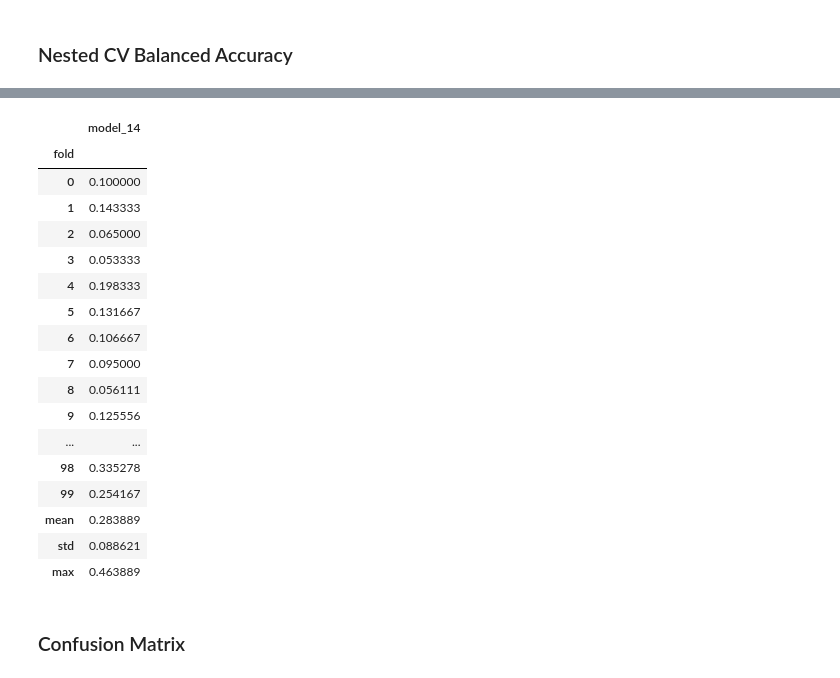
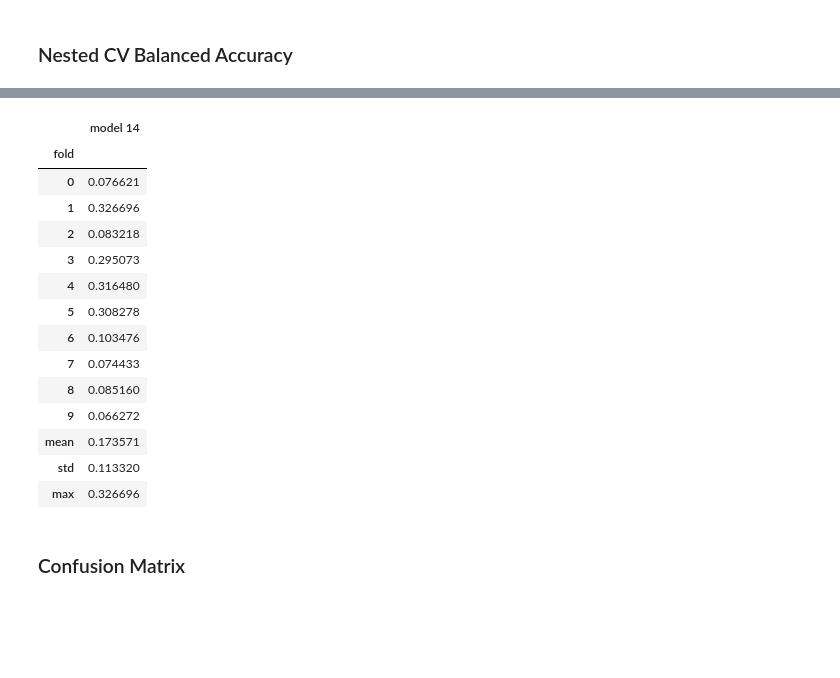
Before and after one commit to prestondunton/marvel-dialogue-nlp, a Jupyter notebook: One vs. Rest Models.ipynb, the cells around one changed output, grey strips where cells are left out. Saved outputs shown, nothing was run; the diff lists cells and outputs as text; code cells hidden in the pictures; blank space fills up the shorter version.

```diff
--- a/One vs. Rest Models.ipynb
+++ b/One vs. Rest Models.ipynb
@@ -94,5 +102,5 @@ X[0:10], y[0:10]
 # %%
-cross_validator = StratifiedKFold(n_splits=100, random_state=RANDOM_SEED, shuffle=True)
+cross_validator = StratifiedKFold(n_splits=10, random_state=RANDOM_SEED, shuffle=True)
 score_method = "balanced_accuracy"
 # %%
 class OVR_Model(BaseEstimator):
@@ -183,7 +185,11 @@ model_14 = OVR_Model(base_model)
+# %%
+base_model = load("./front_end/production_model.joblib")
+
+model14 = OVR_Model(base_model)
 # %% [markdown]
 ### Nested CV Balanced Accuracy
 # %%
-models = {"model_14": model_14}
+models = {"model 14": model14}
 
 cv_score_table = pd.DataFrame()
 
@@ -205,21 +212,18 @@ cv_score_table
-|  | model_14 |
+|  | model 14 |
 | fold |  |
-| 0 | 0.100000 |
-| 1 | 0.143333 |
-| 2 | 0.065000 |
-| 3 | 0.053333 |
-| 4 | 0.198333 |
-| 5 | 0.131667 |
-| 6 | 0.106667 |
-| 7 | 0.095000 |
-| 8 | 0.056111 |
-| 9 | 0.125556 |
-| ... | ... |
-| 98 | 0.335278 |
-| 99 | 0.254167 |
-| mean | 0.283889 |
-| std | 0.088621 |
-| max | 0.463889 |
+| 0 | 0.076621 |
+| 1 | 0.326696 |
+| 2 | 0.083218 |
+| 3 | 0.295073 |
+| 4 | 0.316480 |
+| 5 | 0.308278 |
+| 6 | 0.103476 |
+| 7 | 0.074433 |
+| 8 | 0.085160 |
+| 9 | 0.066272 |
+| mean | 0.173571 |
+| std | 0.113320 |
+| max | 0.326696 |
 # %% [markdown]
 ### Confusion Matrix
 # %%
```
Also changed, not shown: parts of 30 cells of this notebook, 10 other files.
